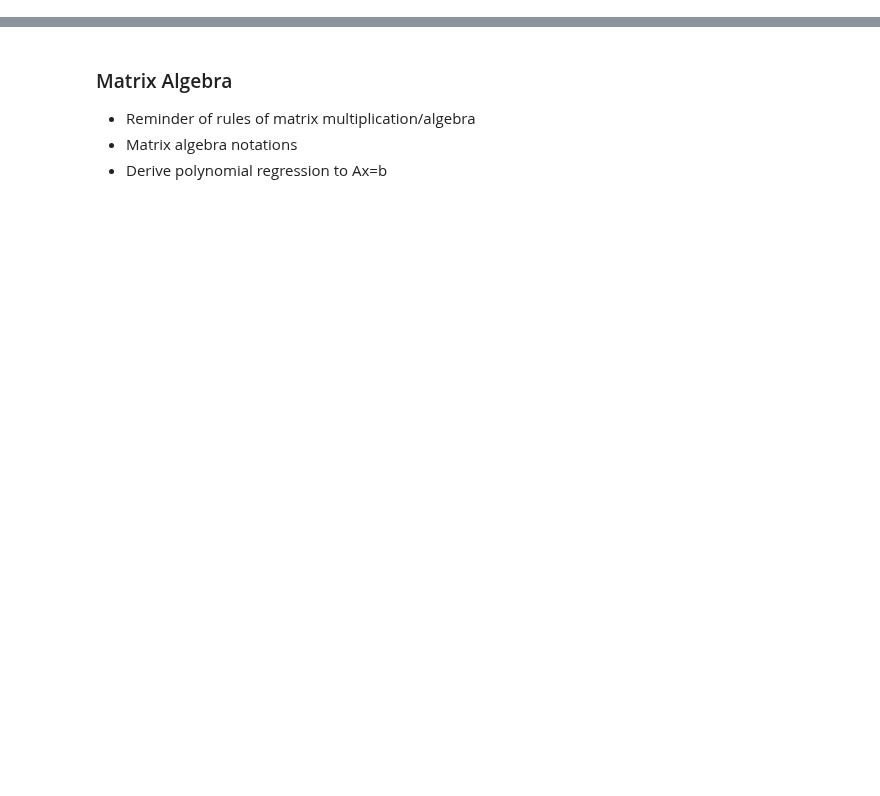
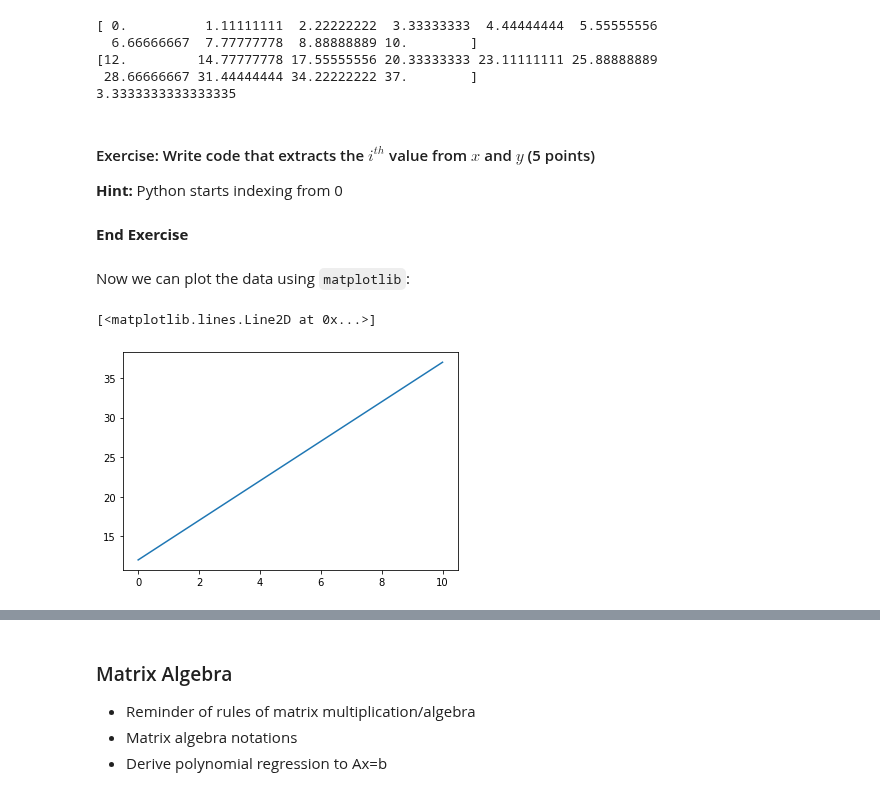
Before and after one commit to medford-group/data_analytics_for_engineers, a Jupyter notebook: modules/0-foundations/foundations.ipynb, the cells around one changed output, grey strips where cells are left out. Cells and saved outputs as stored; diff of their text form; code cells hidden in the pictures; blank space fills up the shorter version.

```diff
--- a/modules/0-foundations/foundations.ipynb
+++ b/modules/0-foundations/foundations.ipynb
@@ -8,0 +91,19 @@
+# %%
+m = 2.5 #arbitrarily choose m
+b = 12  #arbitrarily choos b
+x = np.linspace(0,10,10) #create a vector of 10 values ranging from 0 to 10
+yhat = m*x + b # create a dependent vector following the form of the model
+
+print(x)
+print(yhat)
+print(x[3])
+# %% [output]
+[ 0.          1.11111111  2.22222222  3.33333333  4.44444444  5.55555556
+  6.66666667  7.77777778  8.88888889 10.        ]
+[12.         14.77777778 17.55555556 20.33333333 23.11111111 25.88888889
+ 28.66666667 31.44444444 34.22222222 37.        ]
+3.3333333333333335
+# %% [markdown]
+#### Exercise: Write code that extracts the $i^{th}$ value from $x$ and $y$ (5 points)
+
+**Hint:** Python starts indexing from 0
@@ -8,0 +113,11 @@
+# %% [markdown]
+**End Exercise**
+# %% [markdown]
+Now we can plot the data using `matplotlib`:
+# %%
+fig = plt.figure()
+ax = fig.subplots()
+ax.plot(x,yhat)
+# %% [output]
+[<matplotlib.lines.Line2D at 0x...>]
+[figure, added]
```
Also changed, not shown: parts of 37 cells of this notebook, 1 other file.
